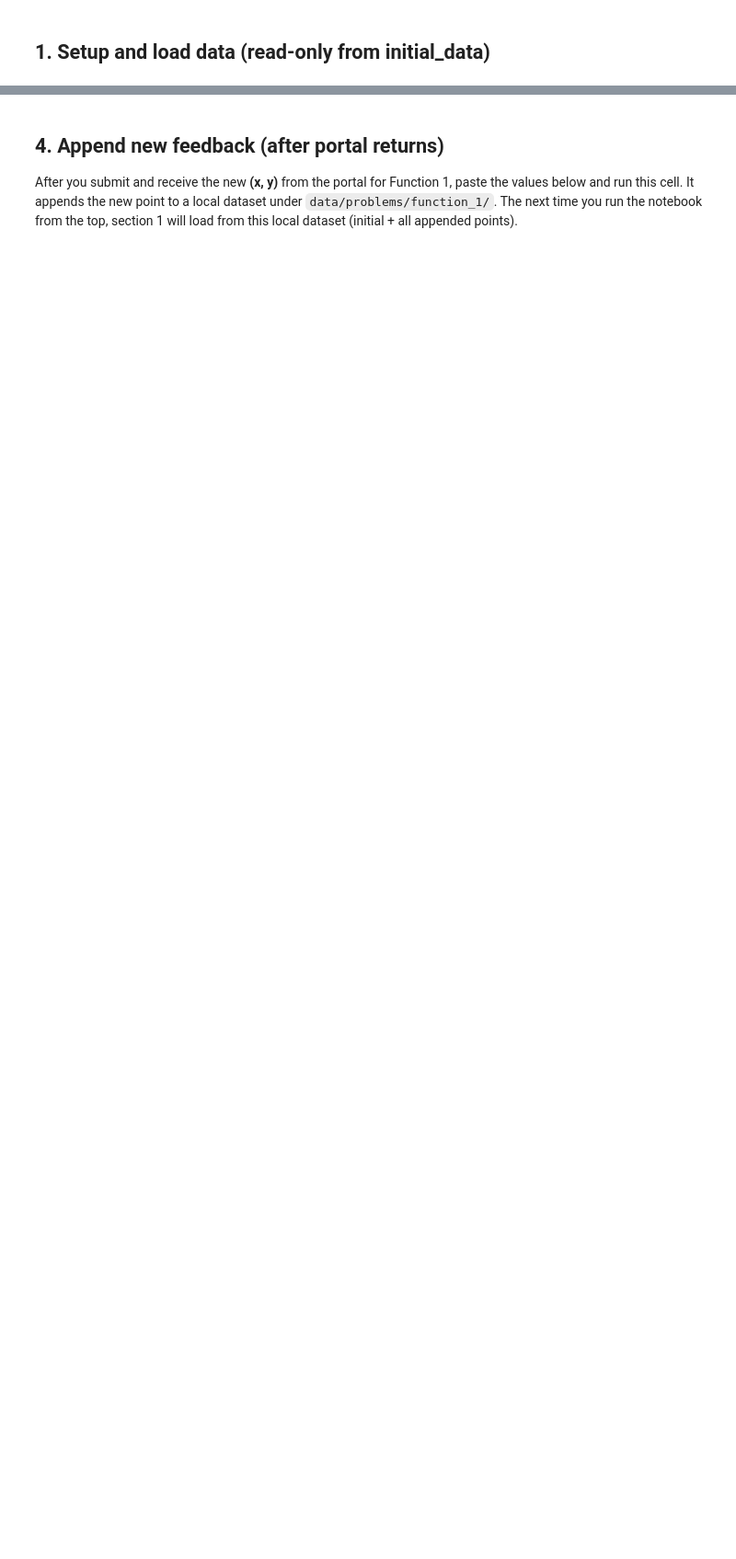
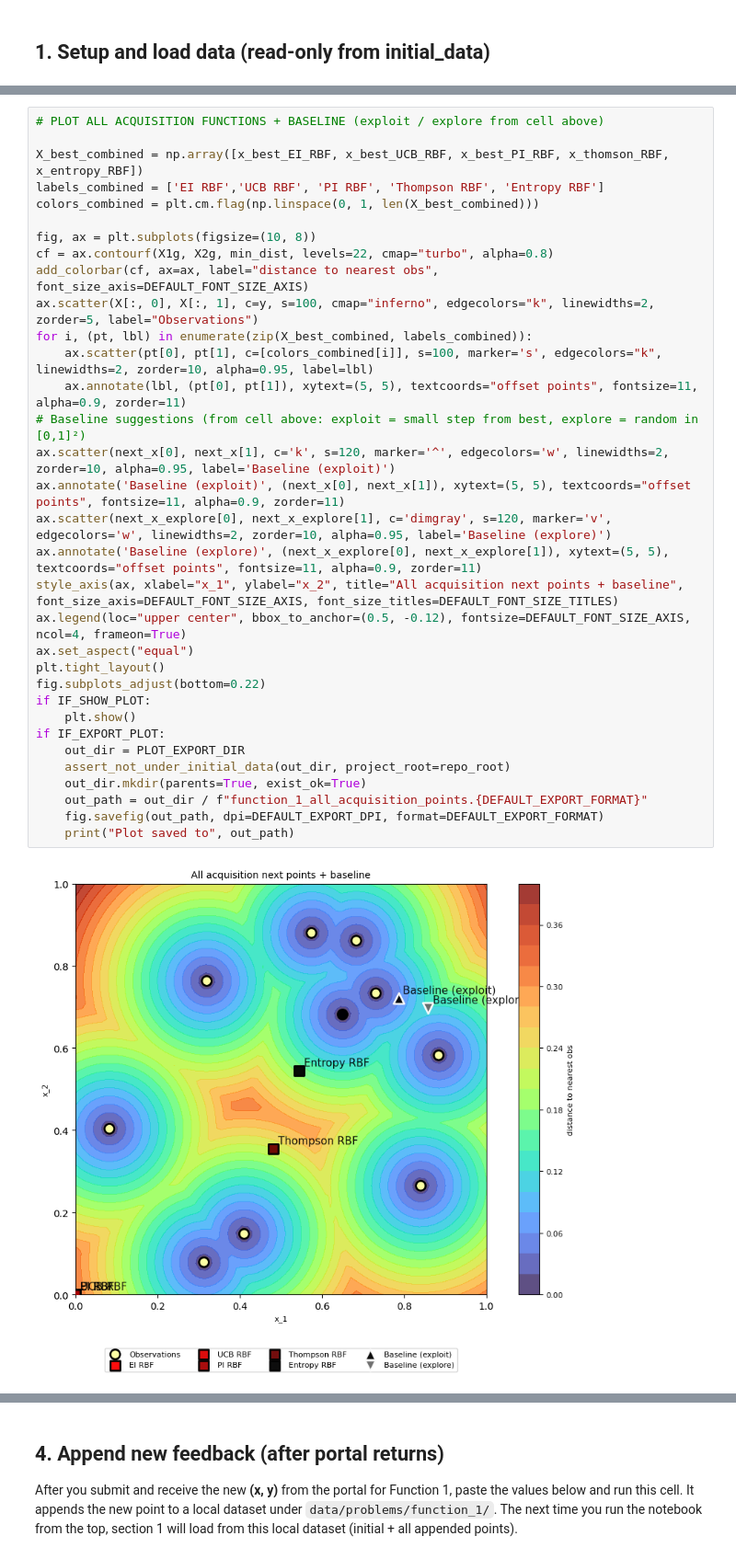
Before and after one commit to karefyllidis/black-box-optimization, a Jupyter notebook: notebooks/function_1_explore.ipynb, the cells around one changed output, grey strips where cells are left out. Shown at 92% size. Drawn from its saved outputs; the diff is of its cells as text; blank space fills up the shorter version.

```diff
--- a/notebooks/function_1_explore.ipynb
+++ b/notebooks/function_1_explore.ipynb
@@ -118,3 +383,38 @@ print("Alternative (explore):", next_x_explore)
 # %% [output]
 Suggested next x (exploit): [0.78581484 0.72077556]
 Alternative (explore): [0.85859792 0.69736803]
+# %%
+# PLOT ALL ACQUISITION FUNCTIONS + BASELINE (exploit / explore from cell above)
+
+X_best_combined = np.array([x_best_EI_RBF, x_best_UCB_RBF, x_best_PI_RBF, x_thomson_RBF, x_entropy_RBF])
+labels_combined = ['EI RBF','UCB RBF', 'PI RBF', 'Thompson RBF', 'Entropy RBF']
+colors_combined = plt.cm.flag(np.linspace(0, 1, len(X_best_combined)))
+
+fig, ax = plt.subplots(figsize=(10, 8))
+cf = ax.contourf(X1g, X2g, min_dist, levels=22, cmap="turbo", alpha=0.8)
+add_colorbar(cf, ax=ax, label="distance to nearest obs", font_size_axis=DEFAULT_FONT_SIZE_AXIS)
+ax.scatter(X[:, 0], X[:, 1], c=y, s=100, cmap="inferno", edgecolors="k", linewidths=2, zorder=5, label="Observations")
+for i, (pt, lbl) in enumerate(zip(X_best_combined, labels_combined)):
+    ax.scatter(pt[0], pt[1], c=[colors_combined[i]], s=100, marker='s', edgecolors="k", linewidths=2, zorder=10, alpha=0.95, label=lbl)
+    ax.annotate(lbl, (pt[0], pt[1]), xytext=(5, 5), textcoords="offset points", fontsize=11, alpha=0.9, zorder=11)
+# Baseline suggestions (from cell above: exploit = small step from best, explore = random in [0,1]²)
+ax.scatter(next_x[0], next_x[1], c='k', s=120, marker='^', edgecolors='w', linewidths=2, zorder=10, alpha=0.95, label='Baseline (exploit)')
+ax.annotate('Baseline (exploit)', (next_x[0], next_x[1]), xytext=(5, 5), textcoords="offset points", fontsize=11, alpha=0.9, zorder=11)
+ax.scatter(next_x_explore[0], next_x_explore[1], c='dimgray', s=120, marker='v', edgecolors='w', linewidths=2, zorder=10, alpha=0.95, label='Baseline (explore)')
+ax.annotate('Baseline (explore)', (next_x_explore[0], next_x_explore[1]), xytext=(5, 5), textcoords="offset points", fontsize=11, alpha=0.9, zorder=11)
+style_axis(ax, xlabel="x_1", ylabel="x_2", title="All acquisition next points + baseline", font_size_axis=DEFAULT_FONT_SIZE_AXIS, font_size_titles=DEFAULT_FONT_SIZE_TITLES)
+ax.legend(loc="upper center", bbox_to_anchor=(0.5, -0.12), fontsize=DEFAULT_FONT_SIZE_AXIS, ncol=4, frameon=True)
+ax.set_aspect("equal")
+plt.tight_layout()
+fig.subplots_adjust(bottom=0.22)
+if IF_SHOW_PLOT:
+    plt.show()
+if IF_EXPORT_PLOT:
+    out_dir = PLOT_EXPORT_DIR
+    assert_not_under_initial_data(out_dir, project_root=repo_root)
+    out_dir.mkdir(parents=True, exist_ok=True)
+    out_path = out_dir / f"function_1_all_acquisition_points.{DEFAULT_EXPORT_FORMAT}"
+    fig.savefig(out_path, dpi=DEFAULT_EXPORT_DPI, format=DEFAULT_EXPORT_FORMAT)
+    print("Plot saved to", out_path)
+# %% [output]
+[figure, added]
```
Also changed, not shown: parts of 20 cells of this notebook, 17 other files.
